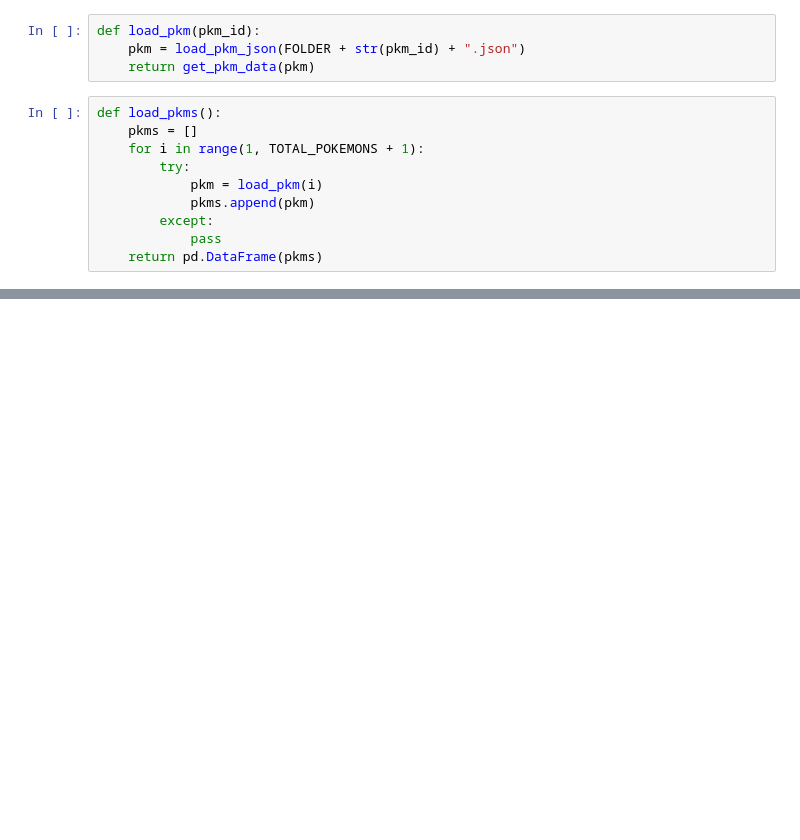
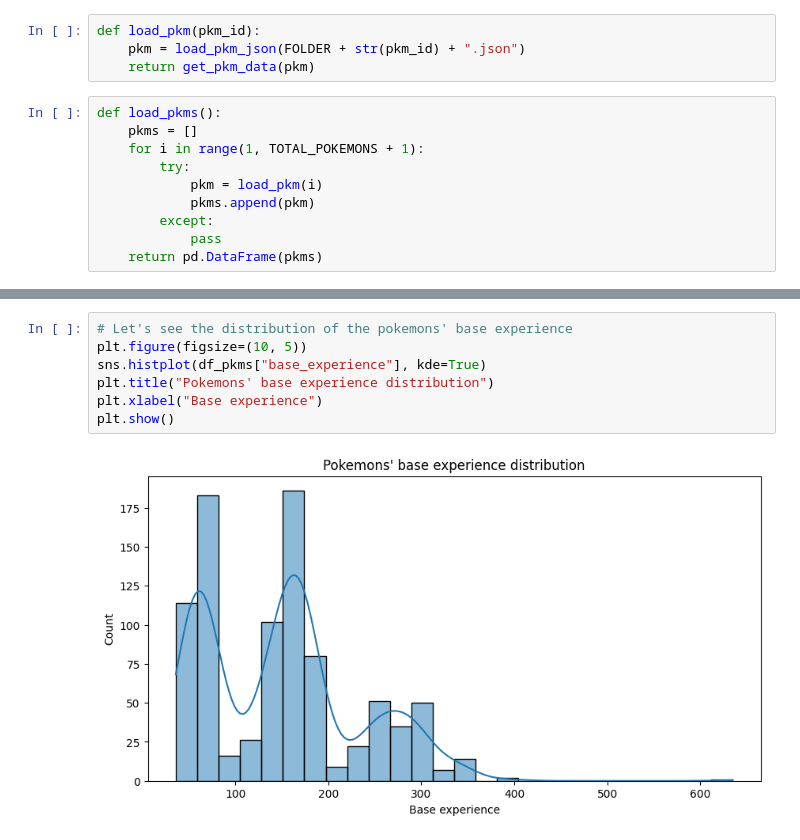
Before and after one commit to Tamicktom/pokemon-data, a Jupyter notebook: exploratory-analysis.ipynb, the cells around one changed output, grey strips where cells are left out. Cells and saved outputs as stored; diff of their text form; blank space fills up the shorter version.

```diff
--- a/exploratory-analysis.ipynb
+++ b/exploratory-analysis.ipynb
@@ -48,0 +62,9 @@ df_pkms.head()
+# %%
+# Let's see the distribution of the pokemons' base experience
+plt.figure(figsize=(10, 5))
+sns.histplot(df_pkms["base_experience"], kde=True)
+plt.title("Pokemons' base experience distribution")
+plt.xlabel("Base experience")
+plt.show()
+# %% [output]
+[figure, added]
```
Also changed, not shown: parts of 3 cells of this notebook.
